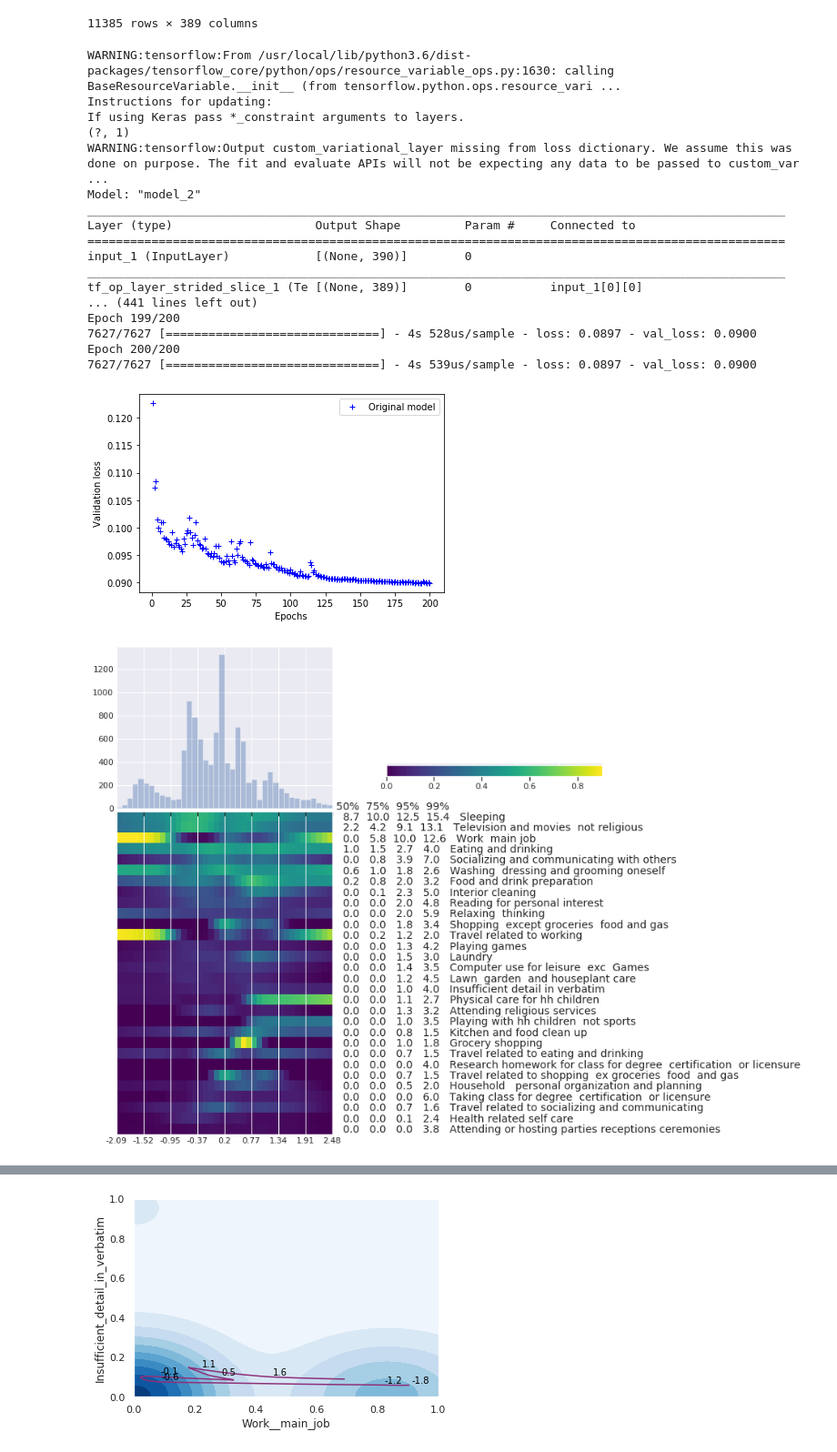
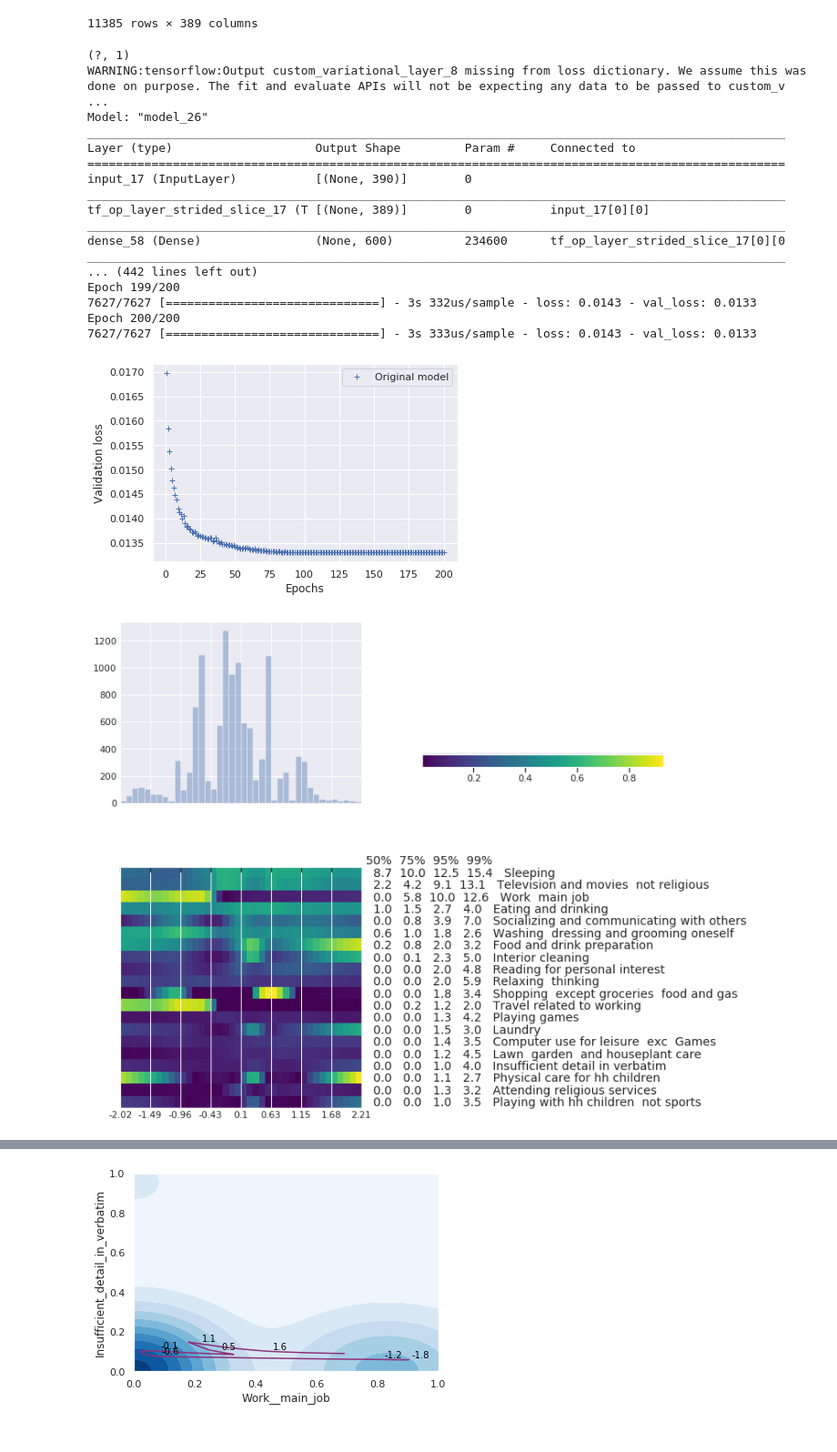
Before and after one commit to yaniv256/VAEs-in-Economics, a Jupyter notebook: Notebooks/Time_use_shares_with_vaes.ipynb, the cells around one changed output, grey strips where cells are left out. Shown at 91% size. Drawn from its saved outputs; the diff is of its cells as text; code cells hidden in the pictures.

```diff
--- a/Notebooks/Time_use_shares_with_vaes.ipynb
+++ b/Notebooks/Time_use_shares_with_vaes.ipynb
@@ -45,13 +43,15 @@ def make_vae(
     encoder_dropout_rate=0.5,
     decoder_dropout_rate=0.0,
     entanglement_penalty = 1,
-    hidden_n = 2):
+    hidden_n = 1):
 
   input_img = keras.Input(shape=img_shape)
 
   # The last input indicate to the network whether this is validation
   is_validation = input_img[:,-1]
   input_data = input_img[:,:-1]
+  # if is_validation[0] == 0:
+  #   input_data += K.random_normal(shape=input_data.shape,stddev=0.3)
 
 
   # Test the PReLU
@@ -95,7 +95,8 @@ def make_vae(
         input_data = x[:,:-1]
         x = K.flatten(input_data)
         z_decoded = K.flatten(z_decoded)
-        xent_loss = keras.metrics.binary_crossentropy(x, z_decoded)
+        xent_loss = keras.metrics.mse(x, z_decoded)
+
         kl_loss = -5e-4 * K.mean(
             1 + z_log_var - K.square(z_mean)
             - entanglement_penalty*K.exp(z_log_var), axis=-1)
@@ -222,23 +223,23 @@ fitted = vae.fit(
     callbacks = callback_list
     )
 # %% [output]
-WARNING:tensorflow:From /usr/local/lib/python3.6/dist-packages/tensorflow_core/python/ops/resource_variable_ops.py:1630: calling BaseResourceVariable.__init__ (from tensorflow.python.ops.resource_vari ...
-Instructions for updating:
-If using Keras pass *_constraint arguments to layers.
 (?, 1)
-WARNING:tensorflow:Output custom_variational_layer missing from loss dictionary. We assume this was done on purpose. The fit and evaluate APIs will not be expecting any data to be passed to custom_var ...
-Model: "model_2"
+WARNING:tensorflow:Output custom_variational_layer_8 missing from loss dictionary. We assume this was done on purpose. The fit and evaluate APIs will not be expecting any data to be passed to custom_v ...
+Model: "model_26"
 __________________________________________________________________________________________________
 Layer (type)                    Output Shape         Param #     Connected to
 ==================================================================================================
-input_1 (InputLayer)            [(None, 390)]        0
+input_17 (InputLayer)           [(None, 390)]        0
 __________________________________________________________________________________________________
-tf_op_layer_strided_slice_1 (Te [(None, 389)]        0           input_1[0][0]
-... (441 lines left out)
+tf_op_layer_strided_slice_17 (T [(None, 389)]        0           input_17[0][0]
+__________________________________________________________________________________________________
+dense_58 (Dense)                (None, 600)          234600      tf_op_layer_strided_slice_17[0][0
+__________________________________________________________________________________________________
+... (442 lines left out)
 Epoch 199/200
-7627/7627 [==============================] - 4s 528us/sample - loss: 0.0897 - val_loss: 0.0900
+7627/7627 [==============================] - 3s 332us/sample - loss: 0.0143 - val_loss: 0.0133
 Epoch 200/200
-7627/7627 [==============================] - 4s 539us/sample - loss: 0.0897 - val_loss: 0.0900
+7627/7627 [==============================] - 3s 333us/sample - loss: 0.0143 - val_loss: 0.0133
 # %%
 epochs_grid = range(1, epochs+1)
 val_loss1 = fitted.history['val_loss']
@@ -257,7 +258,7 @@ plt.legend()
 
 plt.show()
 # %% [output]
-[figure, old version]
+[figure, new version]
 # %%
 import matplotlib.pyplot as plt
 from scipy.stats import norm
@@ -268,7 +269,7 @@ sns.set()
 sns.set_style("darkgrid")
 
 def plot_types(decoder, data, n_type = 40, each_hight = 20, approx_width=400,
-               n_activity =  30, lowest_percentile= 0.1,
+               n_activity =  20, lowest_percentile= 0.1,
                highest_percentile = 99.9, figsize=(10, 10),
                cmap='viridis', n_xlabels=9, spacing = -0.02, standard_scaler=True):
 
@@ -337,34 +338,34 @@ def plot_types(decoder, data, n_type = 40, each_hight = 20, approx_width=400,
                     0.8*each_hight+i*each_hight,
                     '{:5.1f} {:5.1f} {:5.1f} {:5.1f}   '.format(prec.iloc[0,i]/60,
                                                              prec.iloc[1,i]/60,
                                                              prec.iloc[2,i]/60,
                                                              prec.iloc[3,i]/60)
                     + df.columns[i].replace("_", " ")
 , fontsize=14)
 
   bins=np.append(grid_x-(grid_x[1]-grid_x[0])/2,
                  grid_x[n_type-1]+(grid_x[1]-grid_x[0])/2)
 
 
   ax_scatter.set_xticks( np.linspace(0,n_type*each_width,n_xlabels))
   ax_scatter.set_xticklabels(np.round(np.linspace(bins[0], bins[n_type], n_xlabels),
                                       decimals=2))
   ax_scatter.set_yticks([])
 
   ax_histx.set_xticks( np.linspace(bins[0], bins[n_type], n_xlabels))
   ax_histx.set_xticklabels(np.round(np.linspace(bins[0], bins[n_type], n_xlabels),
                                       decimals=2))
 
   sns.distplot(encoded_data,ax=ax_histx,bins=bins,kde=False,
                rug=False).set_xlim(bins[0],bins[n_type])
 
   plt.savefig('type_plot.png')
 
   plt.show()
 
 plot_types(decoder,qt, standard_scaler = False);
 # %% [output]
-[figure, old version]
+[figure, new version]
 # %%
 import seaborn as sns
 import matplotlib.pyplot as plt
```
Also changed, not shown: parts of 2 cells of this notebook.
